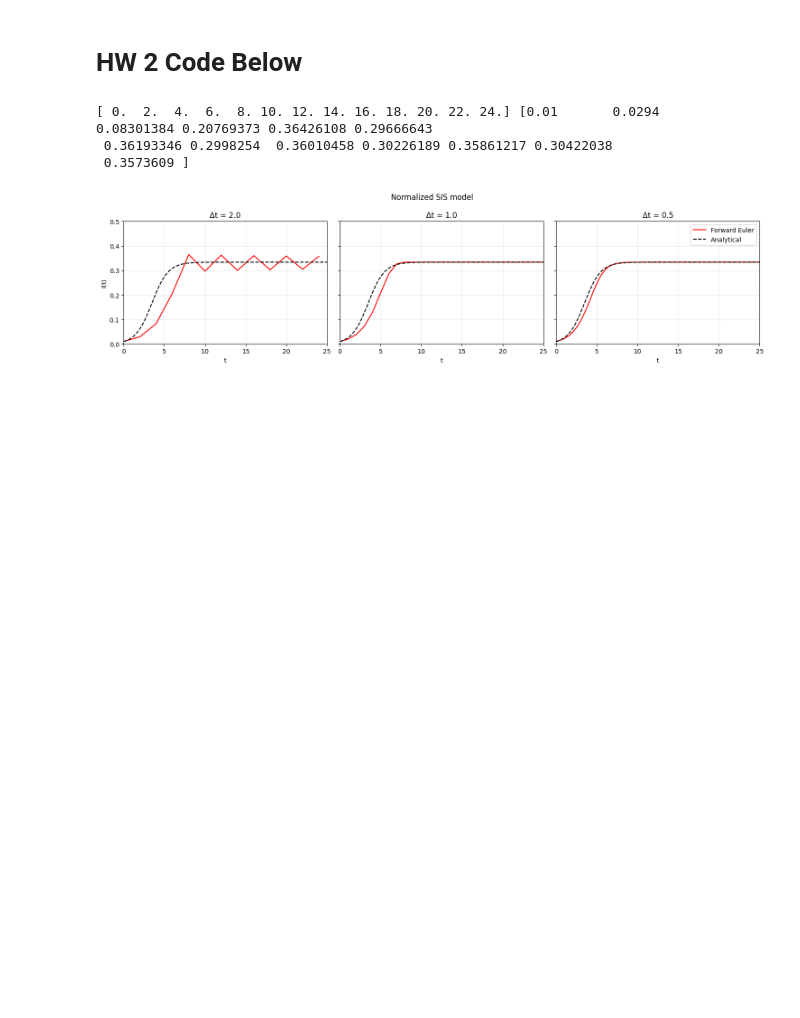
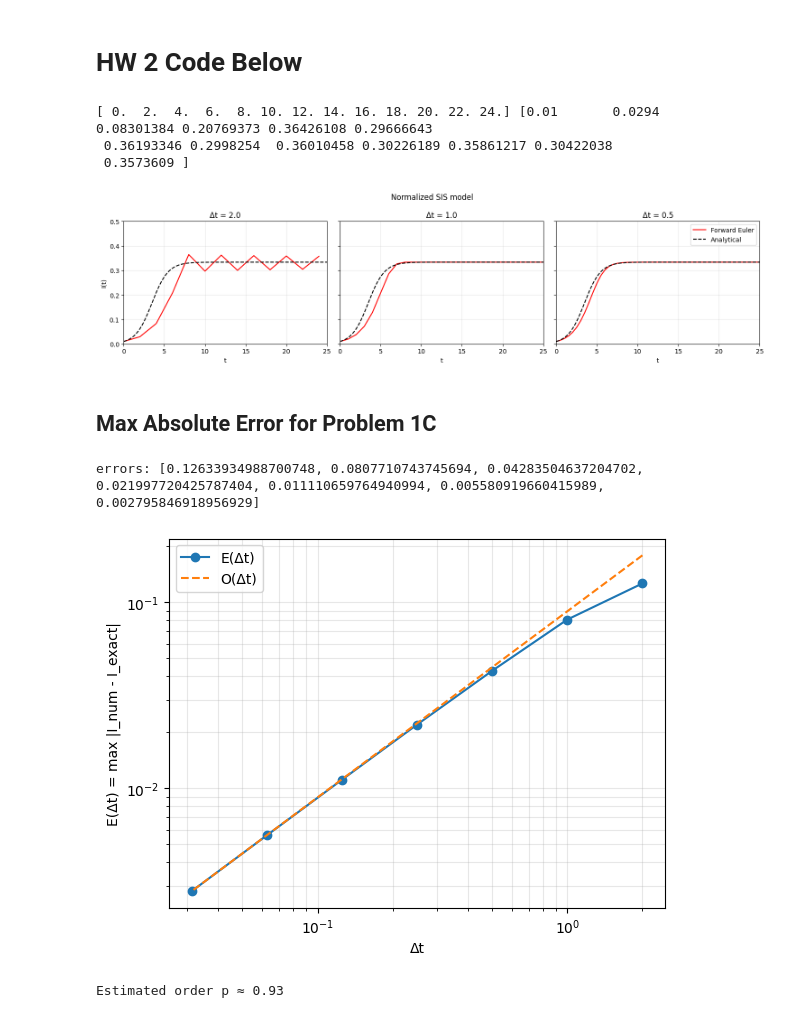
Before and after one commit to JasonHunter95/infectious-diseases, a Jupyter notebook: HW2/homework_2.ipynb, the cells around one changed output. Cells and saved outputs as stored; diff of their text form; code cells hidden in the pictures; blank space fills up the shorter version.

```diff
--- a/HW2/homework_2.ipynb
+++ b/HW2/homework_2.ipynb
@@ -183,12 +183,12 @@ Theoretical r_infty fraction: 0.7968
 # %% [markdown]
 # HW 2 Code Below
 # %%
-def SIS(I0, beta, gamma, t_max, dt):
-    # di/dt = (beta - gamma) i - beta^2, normalized (s + i = 1)
+def SIS(i0, beta, gamma, t_max, dt):
+    # di/dt = (beta - gamma) i - i * beta^2, normalized (s + i = 1)
     steps = int(np.floor(t_max/dt))
-    T = np.arange(0,steps + 1) * dt
+    T = np.arange(0,steps + 1, dtype=float) * dt
     I = np.zeros(steps+1, dtype=float)
-    I[0] = I0
+    I[0] = i0
     for n in range(steps):
         dI = (beta - gamma) * I[n] - beta * (I[n] ** 2)
         I[n+1] = I[n] + dt * dI
@@ -199,11 +199,11 @@ def SIS(I0, beta, gamma, t_max, dt):
 T, I = SIS(0.01, 3.0, 2.0, 25.0, 2.0)
 print(T, I)
 
-def SIS_analytical(t, beta, gamma, I0):
+def SIS_analytical(t, beta, gamma, i0):
     # Logistic closed form: i(t) = K/ 1 + ((K - I0)/I0) e^{-r t}), r = beta-gamma, K=r/beta
     r = beta - gamma
     K = r /beta
-    return K / (1.0 + ((K-I0)/ I0) * np.exp(-r * t))
+    return K / (1.0 + ((K-i0)/ i0) * np.exp(-r * t))
 # %% [output]
 [ 0.  2.  4.  6.  8. 10. 12. 14. 16. 18. 20. 22. 24.] [0.01       0.0294     0.08301384 0.20769373 0.36426108 0.29666643
  0.36193346 0.2998254  0.36010458 0.30226189 0.35861217 0.30422038
@@ -235,3 +235,37 @@ fig.tight_layout()
 plt.show()
 # %% [output]
 [figure]
+# %% [markdown]
+## Max Absolute Error for Problem 1C
+# %%
+def max_abs_error(dt, t_max, beta, gamma, i0):
+    T, I_num = SIS(i0 = i0, beta=beta, gamma=gamma, t_max = t_max, dt=dt)
+    I_exact = SIS_analytical(T, beta = beta, gamma=gamma, i0=i0)
+    return float(np.max(np.abs(I_num - I_exact)))
+# %%
+# E(Δt) vs Δt on log-log axes + estimated order
+dts = [2.0, 1.0, 0.5, 0.25, 0.125, 1/16, 1/32]
+errors = [max_abs_error(dt, 25.0, 3.0, 2.0, 0.01) for dt in dts]
+print("errors:", errors)
+
+plt.figure()
+plt.loglog(dts, errors, 'o-', label='E(Δt)')
+
+# Reference O(Δt) line anchored at smallest Δt
+dts_np = np.array(dts, dtype=float)
+k = errors[-1] / dts_np[-1]
+plt.loglog(dts_np, k * dts_np, '--', label='O(Δt)')
+
+plt.xlabel('Δt')
+plt.ylabel('E(Δt) = max |I_num - I_exact|')
+plt.grid(True, which='both', alpha=0.3)
+plt.legend()
+plt.show()
+
+# Optional: estimated order p from linear fit in log-log
+p = np.polyfit(np.log(dts_np), np.log(errors), 1)[0]
+print(f"Estimated order p ≈ {p:.2f}")
+# %% [output]
+errors: [0.12633934988700748, 0.0807710743745694, 0.04283504637204702, 0.021997720425787404, 0.011110659764940994, 0.005580919660415989, 0.002795846918956929]
+[figure, added]
+Estimated order p ≈ 0.93
```
Also changed, not shown: 5 other files.
